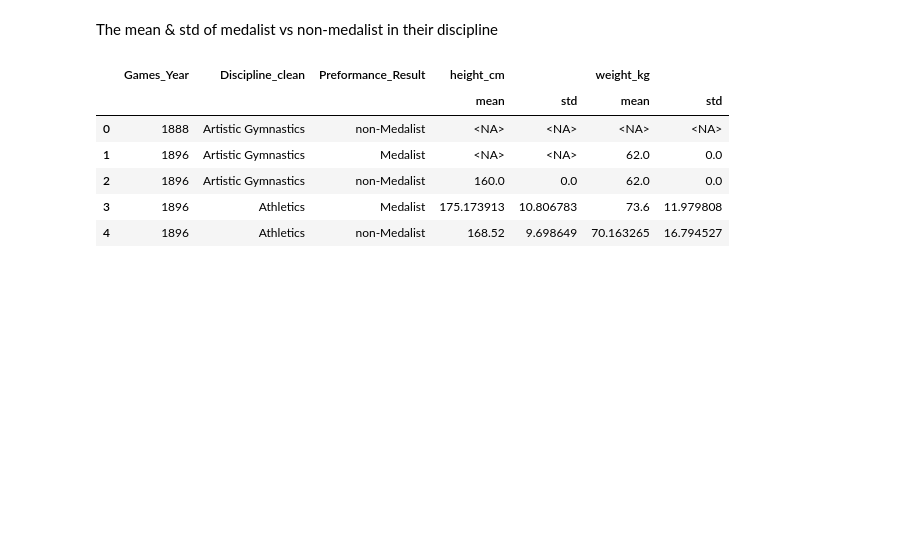
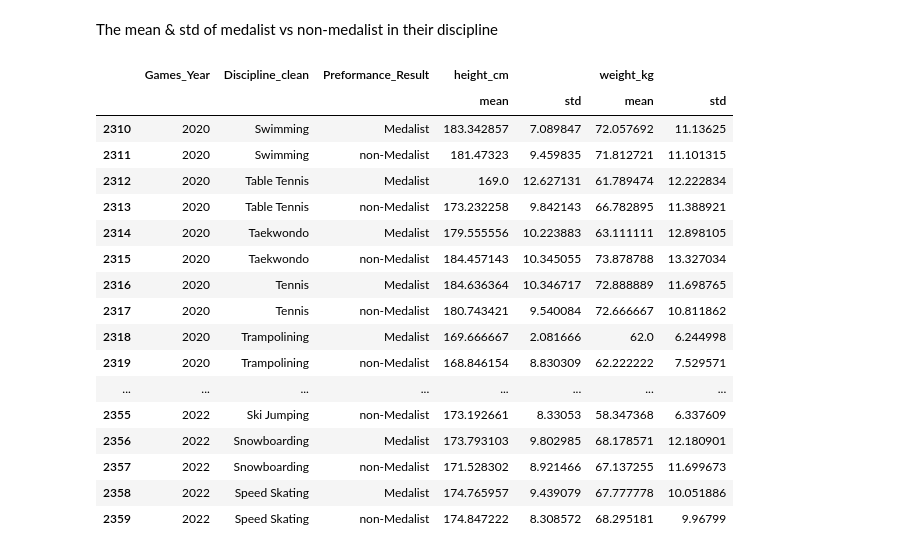
Before and after one commit to ojnny08/olympic-athlete-performance-elt, a Jupyter notebook: notebook/analysis.ipynb, the cells around one changed output. Cells and saved outputs as stored; diff of their text form; code cells hidden in the pictures; blank space fills up the shorter version.

```diff
--- a/notebook/analysis.ipynb
+++ b/notebook/analysis.ipynb
@@ -368,16 +360,27 @@ The mean & std of medalist vs non-medalist in their discipline
 # %%
 df_physical_preformance = df_merge.groupby(['Games_Year', 'Discipline_clean', 'Preformance_Result']).agg({
     'height_cm': ['mean', 'std'],
     'weight_kg': ['mean', 'std'],
 }).reset_index()
 
 df_physical_preformance.to_csv('../data/processed/physical_preformance.csv')
-df_physical_preformance.head()
+df_physical_preformance.tail(50)
 # %% [output]
 |  | Games_Year | Discipline_clean | Preformance_Result | height_cm |  | weight_kg |  |
 |  |  |  |  | mean | std | mean | std |
-| 0 | 1888 | Artistic Gymnastics | non-Medalist | <NA> | <NA> | <NA> | <NA> |
-| 1 | 1896 | Artistic Gymnastics | Medalist | <NA> | <NA> | 62.0 | 0.0 |
-| 2 | 1896 | Artistic Gymnastics | non-Medalist | 160.0 | 0.0 | 62.0 | 0.0 |
-| 3 | 1896 | Athletics | Medalist | 175.173913 | 10.806783 | 73.6 | 11.979808 |
-| 4 | 1896 | Athletics | non-Medalist | 168.52 | 9.698649 | 70.163265 | 16.794527 |
+| 2310 | 2020 | Swimming | Medalist | 183.342857 | 7.089847 | 72.057692 | 11.13625 |
+| 2311 | 2020 | Swimming | non-Medalist | 181.47323 | 9.459835 | 71.812721 | 11.101315 |
+| 2312 | 2020 | Table Tennis | Medalist | 169.0 | 12.627131 | 61.789474 | 12.222834 |
+| 2313 | 2020 | Table Tennis | non-Medalist | 173.232258 | 9.842143 | 66.782895 | 11.388921 |
+| 2314 | 2020 | Taekwondo | Medalist | 179.555556 | 10.223883 | 63.111111 | 12.898105 |
+| 2315 | 2020 | Taekwondo | non-Medalist | 184.457143 | 10.345055 | 73.878788 | 13.327034 |
+| 2316 | 2020 | Tennis | Medalist | 184.636364 | 10.346717 | 72.888889 | 11.698765 |
+| 2317 | 2020 | Tennis | non-Medalist | 180.743421 | 9.540084 | 72.666667 | 10.811862 |
+| 2318 | 2020 | Trampolining | Medalist | 169.666667 | 2.081666 | 62.0 | 6.244998 |
+| 2319 | 2020 | Trampolining | non-Medalist | 168.846154 | 8.830309 | 62.222222 | 7.529571 |
+| ... | ... | ... | ... | ... | ... | ... | ... |
+| 2355 | 2022 | Ski Jumping | non-Medalist | 173.192661 | 8.33053 | 58.347368 | 6.337609 |
+| 2356 | 2022 | Snowboarding | Medalist | 173.793103 | 9.802985 | 68.178571 | 12.180901 |
+| 2357 | 2022 | Snowboarding | non-Medalist | 171.528302 | 8.921466 | 67.137255 | 11.699673 |
+| 2358 | 2022 | Speed Skating | Medalist | 174.765957 | 9.439079 | 67.777778 | 10.051886 |
+| 2359 | 2022 | Speed Skating | non-Medalist | 174.847222 | 8.308572 | 68.295181 | 9.96799 |
```
Also changed, not shown: parts of 11 cells of this notebook, 1 other file.
